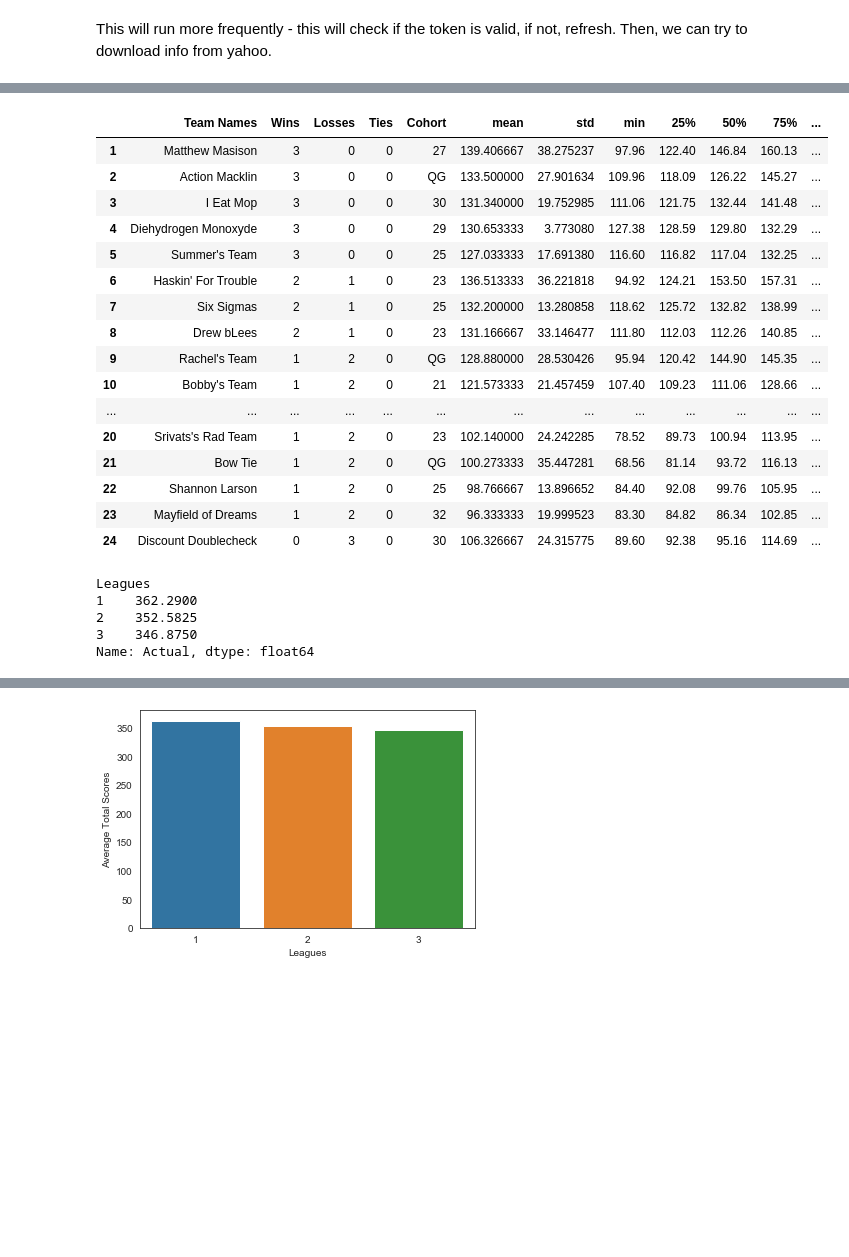
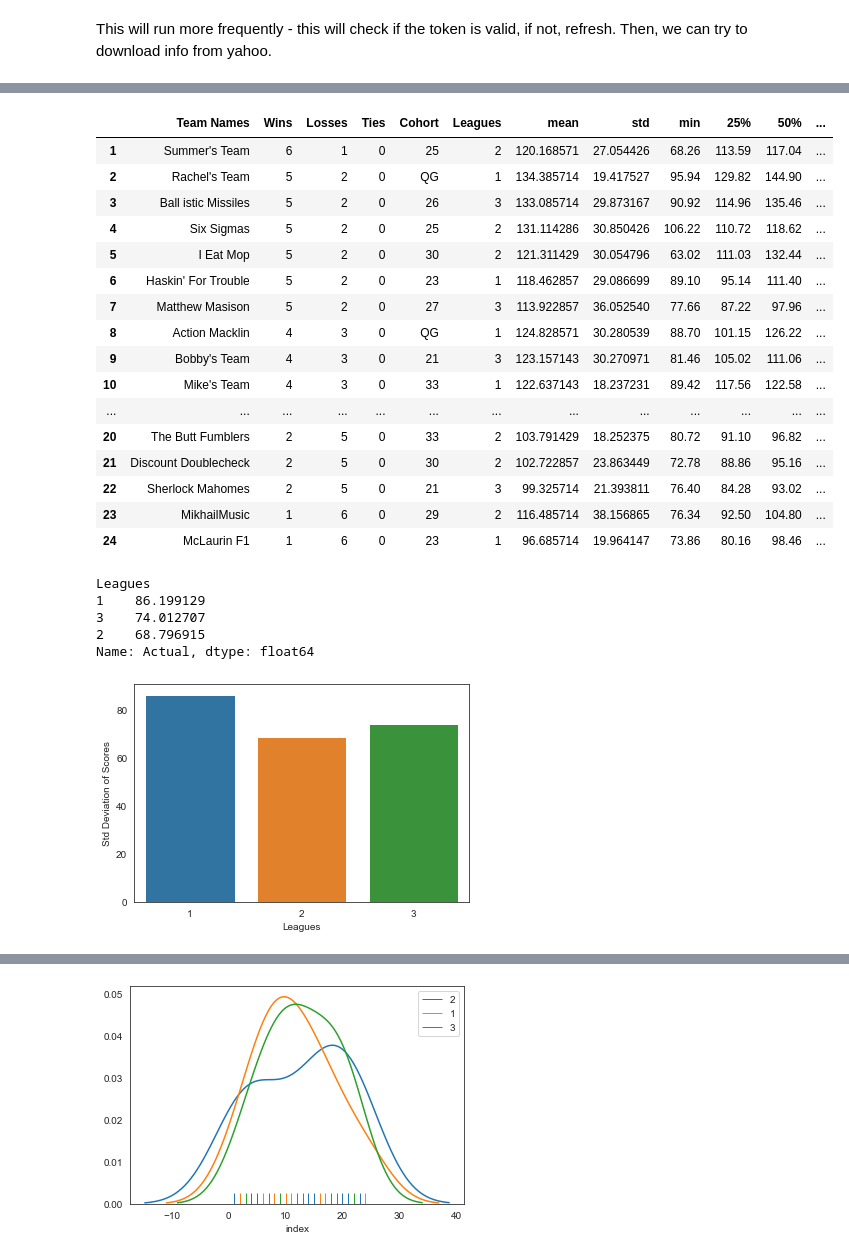
Before and after one commit to AlexEJerome/QUESTFantasyFootball, a Jupyter notebook: notebooks/YahooOAuth-Standings.ipynb, the cells around one changed output, grey strips where cells are left out. Saved outputs shown, nothing was run; the diff lists cells and outputs as text; code cells hidden in the pictures; blank space fills up the shorter version.

Commit message:
Updated with Z scoring from last few weeks

```diff
--- a/notebooks/YahooOAuth-Standings.ipynb
+++ b/notebooks/YahooOAuth-Standings.ipynb
@@ -42,9 +42,9 @@ series_wins = pd.Series()
 series_losses = pd.Series()
 series_ties = pd.Series()
 
-weeks = 3
+weeks = 7
 
-for league_id in league_ids:
+for league_num, league_id in enumerate(league_ids):
     for week in range(1, weeks+1):
         url = "https://fantasysports.yahooapis.com/fantasy/v2/league/nfl.l."+str(league_id)+"/scoreboard;week=" + str(week)
         # url = "https://fantasysports.yahooapis.com/fantasy/v2/league/nfl.l.1118202/standings"
@@ -128,8 +128,9 @@ df1['Wins'] = series_wins
 df1['Losses'] = series_losses
 df1['Ties'] = series_ties
 df1['Cohort'] = cohorts
+df1['Leagues'] = leagues
 df1_cols = df1.columns.tolist()
-df1_cols = df1_cols[-4:] + df1_cols[:-4]
+df1_cols = df1_cols[-5:] + df1_cols[:-5]
 
 df1 = df1[df1_cols]
 
@@ -144,9 +145,11 @@ df2 = df2.to_frame()
 df3 = df2.copy()
 
 df3['Leagues'] = leagues
-df3 = df3.groupby('Leagues')['Actual'].mean().sort_values(ascending=False)
+df3 = df3.groupby('Leagues')['Actual'].std().sort_values(ascending=False)
 display(df3)
-sns.barplot(x=df3.index, y=df3.values).set(ylabel="Average Total Scores")
+sns.barplot(x=df3.index, y=df3.values).set(ylabel="Std Deviation of Scores")
+
+plt.show()
 
 df2['Cohort'] = cohorts
 df2 = df2.groupby('Cohort')['Actual'].mean().sort_values(ascending=False)
@@ -157,6 +160,22 @@ display(df2)
 # sns.boxplot(data=final_df, order=["Projected", "Actual"])
 # sns.kdeplot(final_df.projected, final_df.actual)
 # sns.distplot(dist_series, bins=12);
+
+
 # sns.jointplot(data=final_df, y="Projected", x="Actual", kind="reg", label="Team Names")
 # final_df.corr(method="pearson")
+
+
+df4 = df1.copy()
+unique_vals = df4['Leagues'].unique()
+df4 = df4.reset_index()
+my_lists = [df4[df4['Leagues']==val] for val in unique_vals]
+
+
+for l in my_lists:
+    pl = l.loc[:,'index']
+    sns.distplot(pl, hist=False, rug=True)
+
+plt.legend(labels=unique_vals)
+plt.show()
 # %% [output]
@@ -165,23 +184,24 @@ display(df2)
-|  | Team Names | Wins | Losses | Ties | Cohort | mean | std | min | 25% | 50% | 75% | ... |
-| 1 | Matthew Masison | 3 | 0 | 0 | 27 | 139.406667 | 38.275237 | 97.96 | 122.40 | 146.84 | 160.13 | ... |
-| 2 | Action Macklin | 3 | 0 | 0 | QG | 133.500000 | 27.901634 | 109.96 | 118.09 | 126.22 | 145.27 | ... |
-| 3 | I Eat Mop | 3 | 0 | 0 | 30 | 131.340000 | 19.752985 | 111.06 | 121.75 | 132.44 | 141.48 | ... |
-| 4 | Diehydrogen Monoxyde | 3 | 0 | 0 | 29 | 130.653333 | 3.773080 | 127.38 | 128.59 | 129.80 | 132.29 | ... |
-| 5 | Summer's Team | 3 | 0 | 0 | 25 | 127.033333 | 17.691380 | 116.60 | 116.82 | 117.04 | 132.25 | ... |
-| 6 | Haskin' For Trouble | 2 | 1 | 0 | 23 | 136.513333 | 36.221818 | 94.92 | 124.21 | 153.50 | 157.31 | ... |
-| 7 | Six Sigmas | 2 | 1 | 0 | 25 | 132.200000 | 13.280858 | 118.62 | 125.72 | 132.82 | 138.99 | ... |
-| 8 | Drew bLees | 2 | 1 | 0 | 23 | 131.166667 | 33.146477 | 111.80 | 112.03 | 112.26 | 140.85 | ... |
-| 9 | Rachel's Team | 1 | 2 | 0 | QG | 128.880000 | 28.530426 | 95.94 | 120.42 | 144.90 | 145.35 | ... |
-| 10 | Bobby's Team | 1 | 2 | 0 | 21 | 121.573333 | 21.457459 | 107.40 | 109.23 | 111.06 | 128.66 | ... |
+|  | Team Names | Wins | Losses | Ties | Cohort | Leagues | mean | std | min | 25% | 50% | ... |
+| 1 | Summer's Team | 6 | 1 | 0 | 25 | 2 | 120.168571 | 27.054426 | 68.26 | 113.59 | 117.04 | ... |
+| 2 | Rachel's Team | 5 | 2 | 0 | QG | 1 | 134.385714 | 19.417527 | 95.94 | 129.82 | 144.90 | ... |
+| 3 | Ball istic Missiles | 5 | 2 | 0 | 26 | 3 | 133.085714 | 29.873167 | 90.92 | 114.96 | 135.46 | ... |
+| 4 | Six Sigmas | 5 | 2 | 0 | 25 | 2 | 131.114286 | 30.850426 | 106.22 | 110.72 | 118.62 | ... |
+| 5 | I Eat Mop | 5 | 2 | 0 | 30 | 2 | 121.311429 | 30.054796 | 63.02 | 111.03 | 132.44 | ... |
+| 6 | Haskin' For Trouble | 5 | 2 | 0 | 23 | 1 | 118.462857 | 29.086699 | 89.10 | 95.14 | 111.40 | ... |
+| 7 | Matthew Masison | 5 | 2 | 0 | 27 | 3 | 113.922857 | 36.052540 | 77.66 | 87.22 | 97.96 | ... |
+| 8 | Action Macklin | 4 | 3 | 0 | QG | 1 | 124.828571 | 30.280539 | 88.70 | 101.15 | 126.22 | ... |
+| 9 | Bobby's Team | 4 | 3 | 0 | 21 | 3 | 123.157143 | 30.270971 | 81.46 | 105.02 | 111.06 | ... |
+| 10 | Mike's Team | 4 | 3 | 0 | 33 | 1 | 122.637143 | 18.237231 | 89.42 | 117.56 | 122.58 | ... |
 | ... | ... | ... | ... | ... | ... | ... | ... | ... | ... | ... | ... | ... |
-| 20 | Srivats's Rad Team | 1 | 2 | 0 | 23 | 102.140000 | 24.242285 | 78.52 | 89.73 | 100.94 | 113.95 | ... |
-| 21 | Bow Tie | 1 | 2 | 0 | QG | 100.273333 | 35.447281 | 68.56 | 81.14 | 93.72 | 116.13 | ... |
-| 22 | Shannon Larson | 1 | 2 | 0 | 25 | 98.766667 | 13.896652 | 84.40 | 92.08 | 99.76 | 105.95 | ... |
-| 23 | Mayfield of Dreams | 1 | 2 | 0 | 32 | 96.333333 | 19.999523 | 83.30 | 84.82 | 86.34 | 102.85 | ... |
-| 24 | Discount Doublecheck | 0 | 3 | 0 | 30 | 106.326667 | 24.315775 | 89.60 | 92.38 | 95.16 | 114.69 | ... |
+| 20 | The Butt Fumblers | 2 | 5 | 0 | 33 | 2 | 103.791429 | 18.252375 | 80.72 | 91.10 | 96.82 | ... |
+| 21 | Discount Doublecheck | 2 | 5 | 0 | 30 | 2 | 102.722857 | 23.863449 | 72.78 | 88.86 | 95.16 | ... |
+| 22 | Sherlock Mahomes | 2 | 5 | 0 | 21 | 3 | 99.325714 | 21.393811 | 76.40 | 84.28 | 93.02 | ... |
+| 23 | MikhailMusic | 1 | 6 | 0 | 29 | 2 | 116.485714 | 38.156865 | 76.34 | 92.50 | 104.80 | ... |
+| 24 | McLaurin F1 | 1 | 6 | 0 | 23 | 1 | 96.685714 | 19.964147 | 73.86 | 80.16 | 98.46 | ... |
 Leagues
-1    362.2900
-2    352.5825
-3    346.8750
+1    86.199129
+3    74.012707
+2    68.796915
 Name: Actual, dtype: float64
+[figure, new version]
 Cohort
@@ -199,2 +219,2 @@ QG    362.653333
 Name: Actual, dtype: float64
-[figure, old version]
+[figure, added]
```
Also changed, not shown: parts of 2 cells of this notebook, 4 other files.
